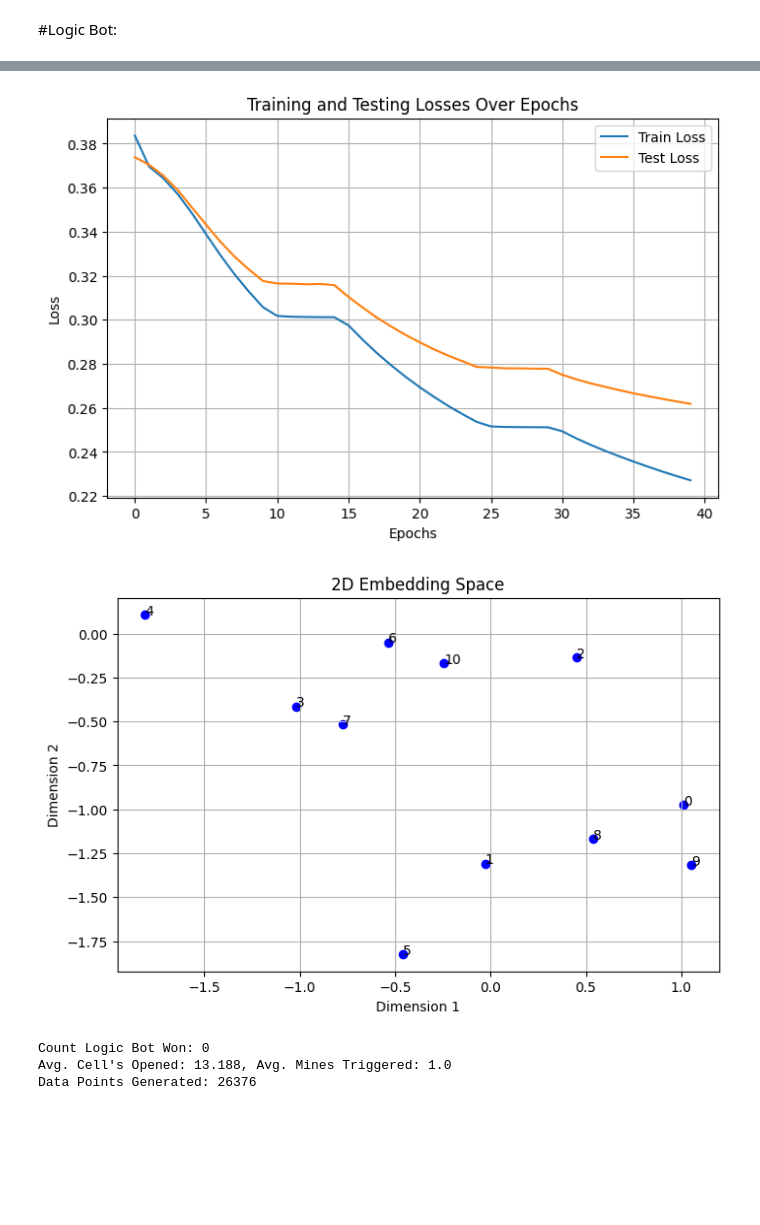
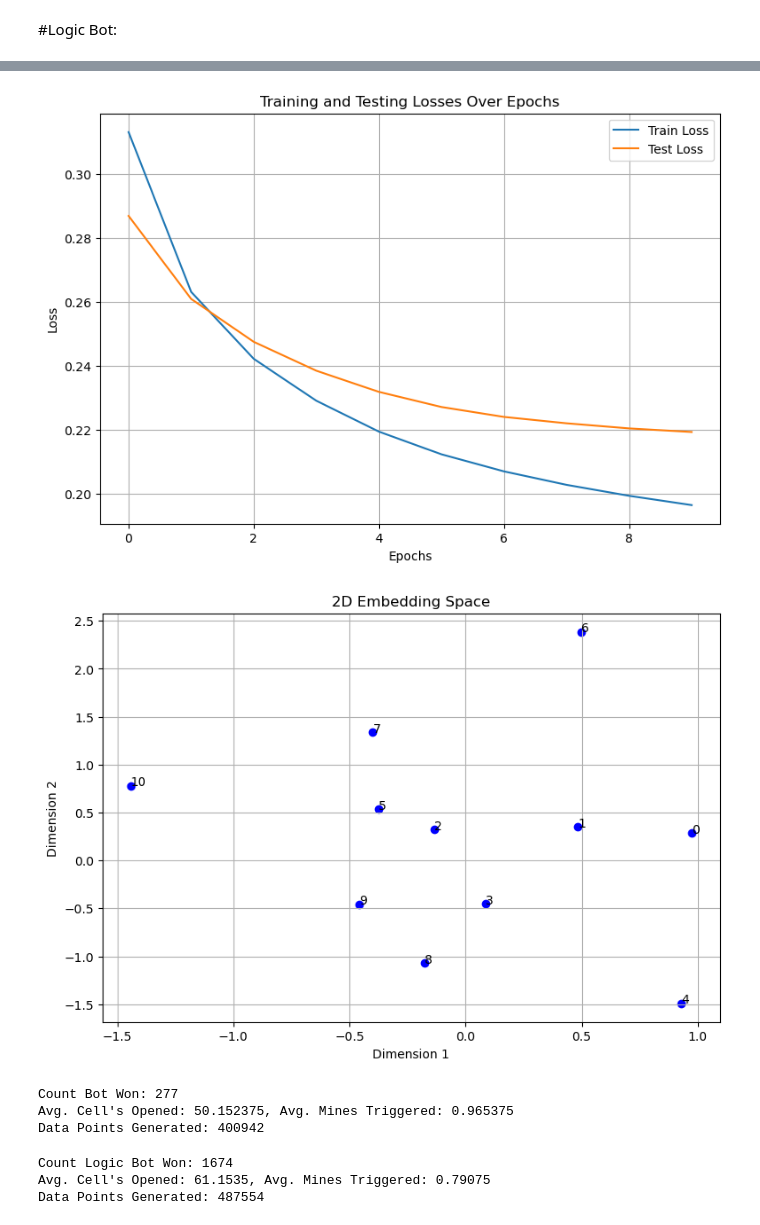
Before and after one commit to pavspatel7/Minesweeper_Using_CNNs, a Jupyter notebook: Final_Project.ipynb, the cells around one changed output, grey strips where cells are left out. Cells and saved outputs as stored; diff of their text form; code cells hidden in the pictures; blank space fills up the shorter version.

Commit message:
Task 1, Easy Almost Ready

```diff
--- a/Final_Project.ipynb
+++ b/Final_Project.ipynb
@@ -258,23 +264,23 @@ def run_bot_and_get_stats(rows, cols, num_of_mines, allow_mines, allow_board_pri
 
 # Generate Train Dataset (Approx. 80%)
 print("Generating Train Dataset ... ")
-input_states_train, output_states_train, won_train, avg_cells_opened_train, avg_mines_triggered_train = run_bot_and_get_stats(9, 9, 10, False, False, 2000, True, None, None)
+input_states_train, output_states_train, won_train, avg_cells_opened_train, avg_mines_triggered_train, var_cells_opened_train, var_mines_triggered_train = run_bot_and_get_stats(9, 9, 10, False, False, 8000, True, None, None)
 print()
 
 print("Generating Test Dataset ... ")
 # Generate Test Dataset (Approx. 20%)
-input_states_test, output_states_test, won_test, avg_cells_opened_test, avg_mines_triggered_test = run_bot_and_get_stats(9, 9, 10, False, False, 400, True, None, None)
+input_states_test, output_states_test, won_test, avg_cells_opened_test, avg_mines_triggered_test, var_cells_opened_test, var_mines_triggered_test = run_bot_and_get_stats(9, 9, 10, False, False, 2000, True, None, None)
 
 tensor_x_train = torch.Tensor(input_states_train)
 # tensor_x_train = tensor_x_train.unsqueeze(1)
 tensor_y_train = torch.Tensor(output_states_train)
 train_dataset = TensorDataset(tensor_x_train, tensor_y_train)
-train_dataloader = DataLoader(train_dataset, batch_size=64, shuffle=True)
+train_dataloader = DataLoader(train_dataset, batch_size=128, shuffle=True)
 
 tensor_x_test = torch.Tensor(input_states_test)
 # tensor_x_test = tensor_x_test.unsqueeze(1)
 tensor_y_test = torch.Tensor(output_states_test)
 test_dataset = TensorDataset(tensor_x_test, tensor_y_test)
-test_dataloader = DataLoader(test_dataset, batch_size=64, shuffle=False)
+test_dataloader = DataLoader(test_dataset, batch_size=128, shuffle=False)
 # %% [output]
 Generating Train Dataset ...
@@ -344,17 +363,13 @@ Total number of parameters:  106425
 train_losses = []
 test_losses = []
 
-def train_and_test(model, embeddings, train_dataloader, test_dataloader, model_optimizer, embedding_optimizer, criterion, epochs, train_embeddings):
+def train_and_test(model, embeddings, train_dataloader, test_dataloader, model_optimizer, criterion, epochs):
     for epoch in range(epochs):
         # Set model to training mode
         model.train()
 
-        # Choose the right optimizer based on what we're training
-        optimizer = embedding_optimizer if train_embeddings else model_optimizer
-
-        # Ensure only the necessary parts are trainable
-        set_requires_grad(embeddings, train_embeddings)
-        set_requires_grad(model, not train_embeddings)
+        # Only the model parameters are trainable
+        optimizer = model_optimizer
 
         # Training phase
         total_train_loss = 0
@@ -385,23 +400,3 @@ def train_and_test(model, embeddings, train_dataloader, test_dataloader, model_o
 
         # Print average losses after each epoch
         print(f'Epoch {epoch+1}: Train Loss = {avg_train_loss:.4f}, Test Loss = {avg_test_loss:.4f}')
-
-def set_requires_grad(model, value):
-    for param in model.parameters():
-        param.requires_grad = value
-# %%
-for _ in range(2):
-    print("Training Network Only (Not Embeddings) ...")
-    set_requires_grad(model_easy, True)
-    set_requires_grad(embeddings, False)
-    train_and_test(model_easy, embeddings, train_dataloader, test_dataloader, model_easy_optimizer, embedding_optimizer, criterion, 10, False)
-
-    print("Training Embeddings Only (Not Network) ...")
-    set_requires_grad(model_easy, False)
-    set_requires_grad(embeddings, True)
-    train_and_test(model_easy, embeddings, train_dataloader, test_dataloader, model_easy_optimizer, embedding_optimizer, criterion, 5, True)
-
-    print("Training Network Only (Not Embeddings) ...")
-    set_requires_grad(model_easy, True)
-    set_requires_grad(embeddings, False)
-    train_and_test(model_easy, embeddings, train_dataloader, test_dataloader, model_easy_optimizer, embedding_optimizer, criterion, 10, False)
@@ -425,0 +403,3 @@ Epoch 10: Train Loss = 0.2271, Test Loss = 0.2619
+# %%
+# This code approximately takes 35 mins to train on ilab2
+train_and_test(model_easy, embeddings, train_dataloader, test_dataloader, model_easy_optimizer, criterion, 10)
@@ -426,26 +417,26 @@ Epoch 10: Train Loss = 0.2271, Test Loss = 0.2619
 # %%
 # Plot training and testing losses
-plt.figure(figsize=(8, 5))
+plt.figure(figsize=(9, 6))
 plt.plot(train_losses, label='Train Loss')
 plt.plot(test_losses, label='Test Loss')
 plt.title('Training and Testing Losses Over Epochs')
 plt.xlabel('Epochs')
 plt.ylabel('Loss')
 plt.legend()
 plt.grid(True)
 plt.show()
 
 # Plot embeddings in 2D space
 embed_vectors = embeddings.weight.data.cpu().numpy()
-plt.figure(figsize=(8, 5))
+plt.figure(figsize=(9, 6))
 plt.scatter(embed_vectors[:, 0], embed_vectors[:, 1], c='blue', marker='o')
 for i, txt in enumerate(range(0, 11)):
     plt.annotate(txt, (embed_vectors[i, 0], embed_vectors[i, 1]))
 plt.title('2D Embedding Space')
 plt.xlabel('Dimension 1')
 plt.ylabel('Dimension 2')
 plt.grid(True)
 plt.show()
 # %% [output]
-[figure, old version]
+[figure, new version]
-[figure, old version]
+[figure, new version]
@@ -452,7 +450,16 @@ plt.show()
+# %%
+# This code approximately takes 2 mins to run on ilab2
+# Logic Bot Performance on Easy Level - Game ends after a mine is triggered
+_, _, won_e1, avg_cells_opened_e1, avg_mines_triggered_e1, var_cells_opened_e1, var_mines_triggered_e1 = run_bot_and_get_stats(9, 9, 10, False, False, 8000, True, None, None)
+# %% [output]
+Count Bot Won: 277
+Avg. Cell's Opened: 50.152375, Avg. Mines Triggered: 0.965375
+Data Points Generated: 400942
 # %%
+# This code approximately takes 23 mins to run on ilab2
 # Model Performance on Easy Level - Game ends after a mine is triggered
-_, _, won, avg_cells_opened, avg_mines_triggered = run_bot_and_get_stats(9, 9, 10, False, False, 2000, False, model_easy, embeddings)
+_, _, won_e2, avg_cells_opened_e2, avg_mines_triggered_e2, var_cells_opened_e2, var_mines_triggered_e2 = run_bot_and_get_stats(9, 9, 10, False, False, 8000, False, model_easy, embeddings)
 # %% [output]
-Count Logic Bot Won: 0
-Avg. Cell's Opened: 13.188, Avg. Mines Triggered: 1.0
-Data Points Generated: 26376
+Count Logic Bot Won: 1674
+Avg. Cell's Opened: 61.1535, Avg. Mines Triggered: 0.79075
+Data Points Generated: 487554
```
Also changed, not shown: parts of 12 cells of this notebook.
